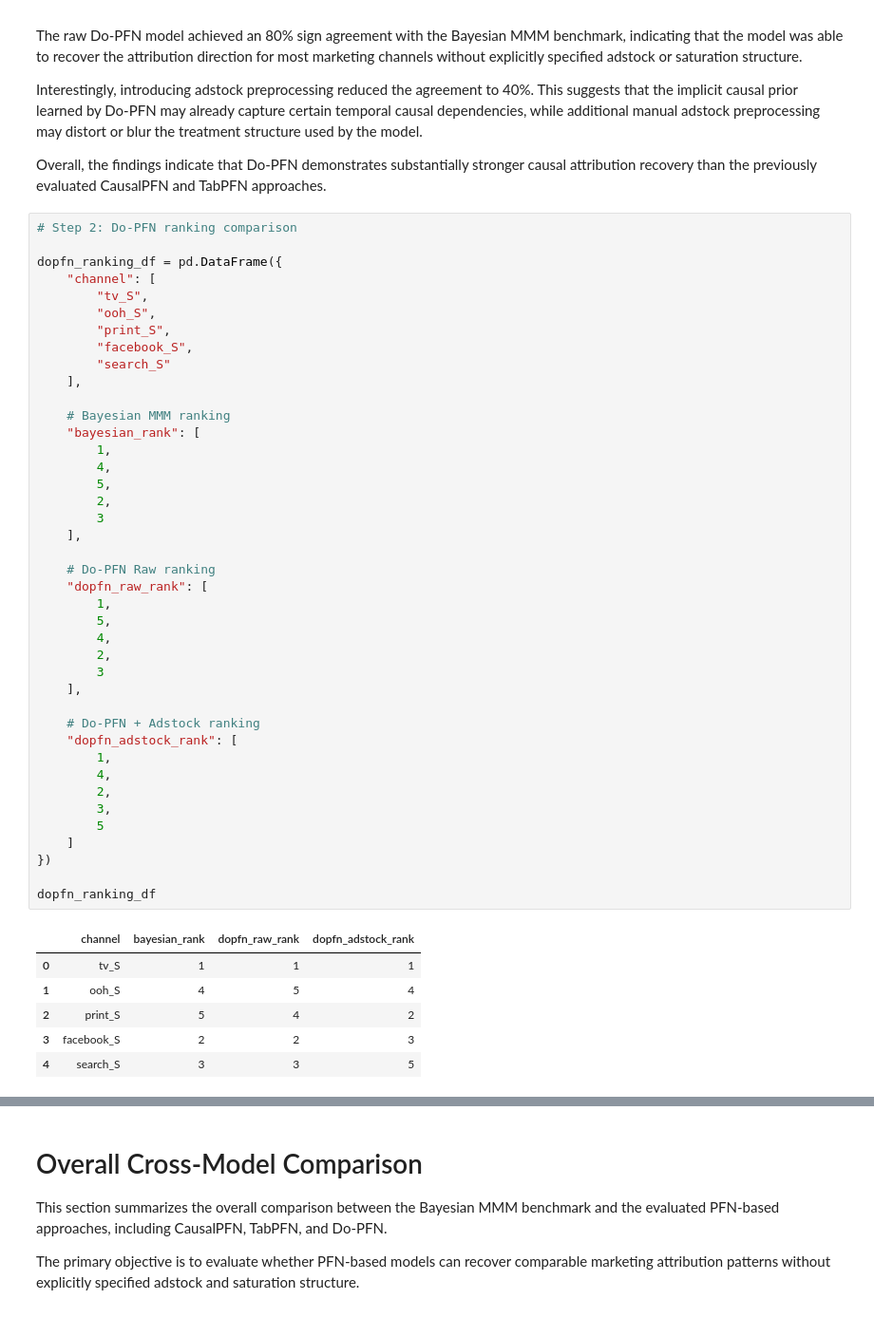
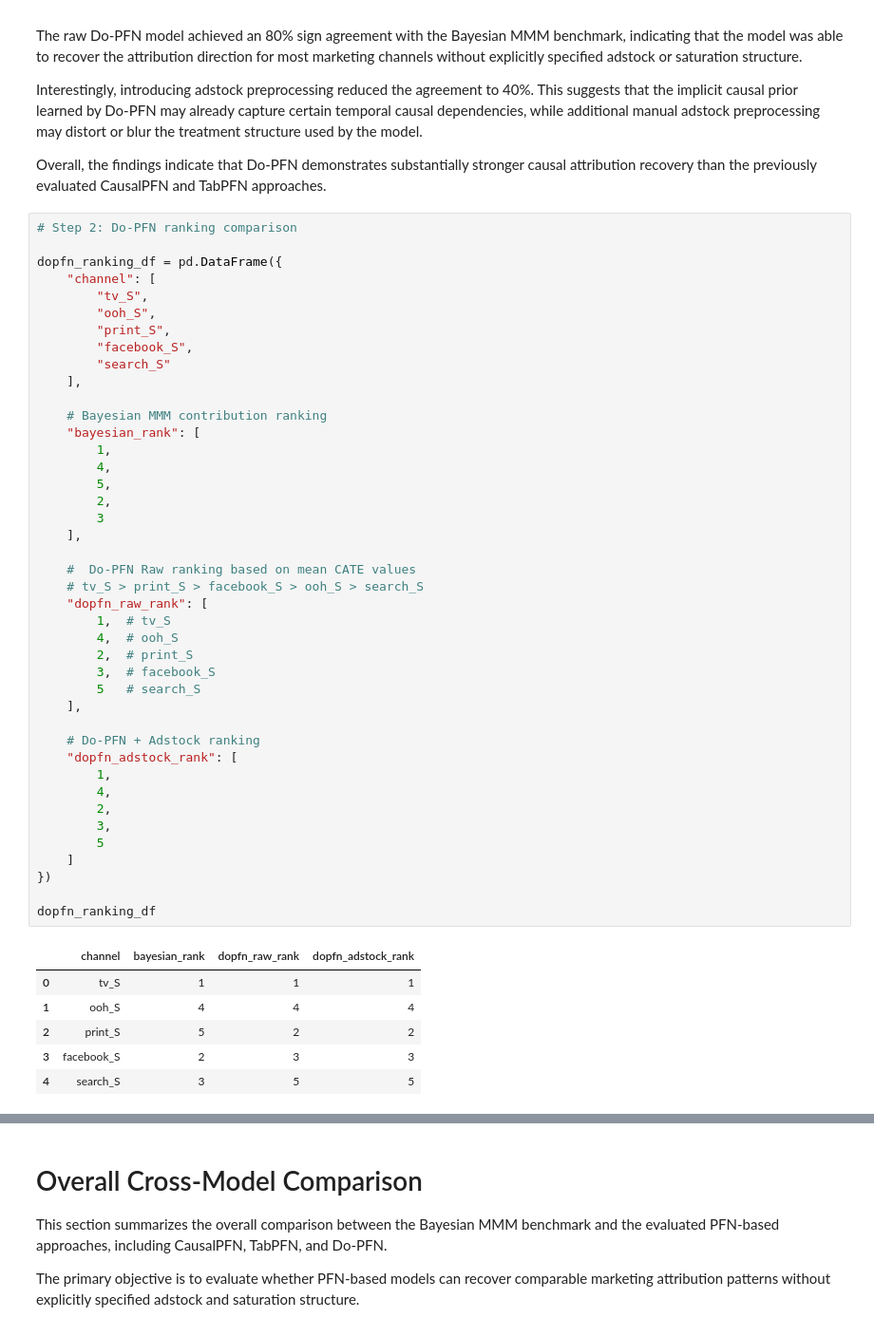
Before and after one commit to ismaelale13/seminar-mmm-pfn, a Jupyter notebook: notebooks/06_comparisons&Summary.ipynb, the cells around one changed output, grey strips where cells are left out. Shown at 95% size. Saved outputs shown, nothing was run; the diff lists cells and outputs as text.

```diff
--- a/notebooks/06_comparisons&Summary.ipynb
+++ b/notebooks/06_comparisons&Summary.ipynb
@@ -392,44 +392,45 @@ dopfn_ranking_df = pd.DataFrame({
         "print_S",
         "facebook_S",
         "search_S"
     ],
 
-    # Bayesian MMM ranking
+    # Bayesian MMM contribution ranking
     "bayesian_rank": [
         1,
         4,
         5,
         2,
         3
     ],
 
-    # Do-PFN Raw ranking
+    #  Do-PFN Raw ranking based on mean CATE values
+    # tv_S > print_S > facebook_S > ooh_S > search_S
     "dopfn_raw_rank": [
-        1,
-        5,
-        4,
-        2,
-        3
+        1,  # tv_S
+        4,  # ooh_S
+        2,  # print_S
+        3,  # facebook_S
+        5   # search_S
     ],
 
     # Do-PFN + Adstock ranking
     "dopfn_adstock_rank": [
         1,
         4,
         2,
         3,
         5
     ]
 })
 
 dopfn_ranking_df
 # %% [output]
 |  | channel | bayesian_rank | dopfn_raw_rank | dopfn_adstock_rank |
 | 0 | tv_S | 1 | 1 | 1 |
-| 1 | ooh_S | 4 | 5 | 4 |
-| 2 | print_S | 5 | 4 | 2 |
-| 3 | facebook_S | 2 | 2 | 3 |
-| 4 | search_S | 3 | 3 | 5 |
+| 1 | ooh_S | 4 | 4 | 4 |
+| 2 | print_S | 5 | 2 | 2 |
+| 3 | facebook_S | 2 | 3 | 3 |
+| 4 | search_S | 3 | 5 | 5 |
 # %% [markdown]
 ## Do-PFN Attribution Ranking Findings
 
```
Also changed, not shown: parts of 3 cells of this notebook.
